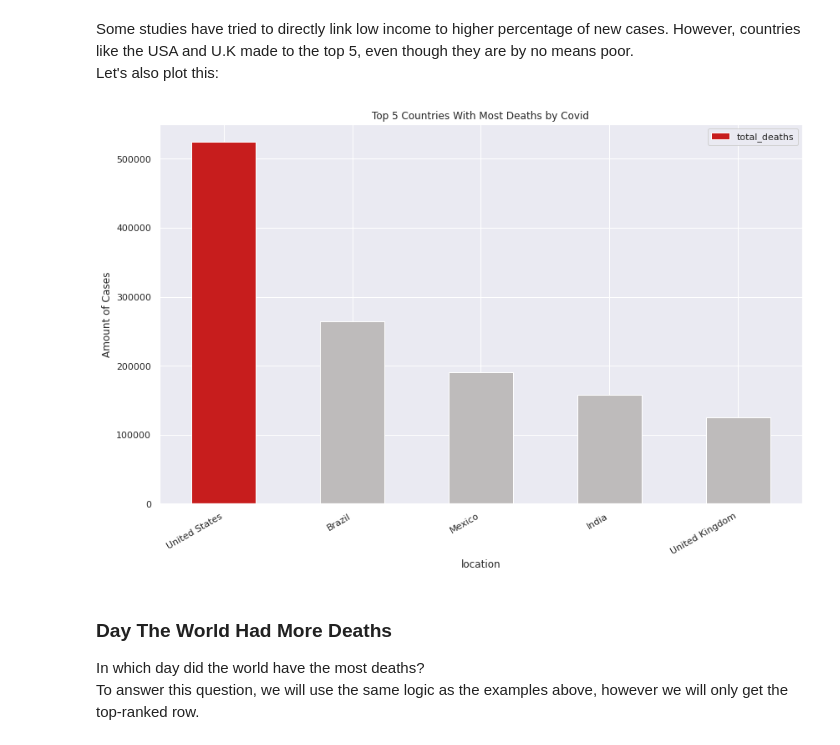
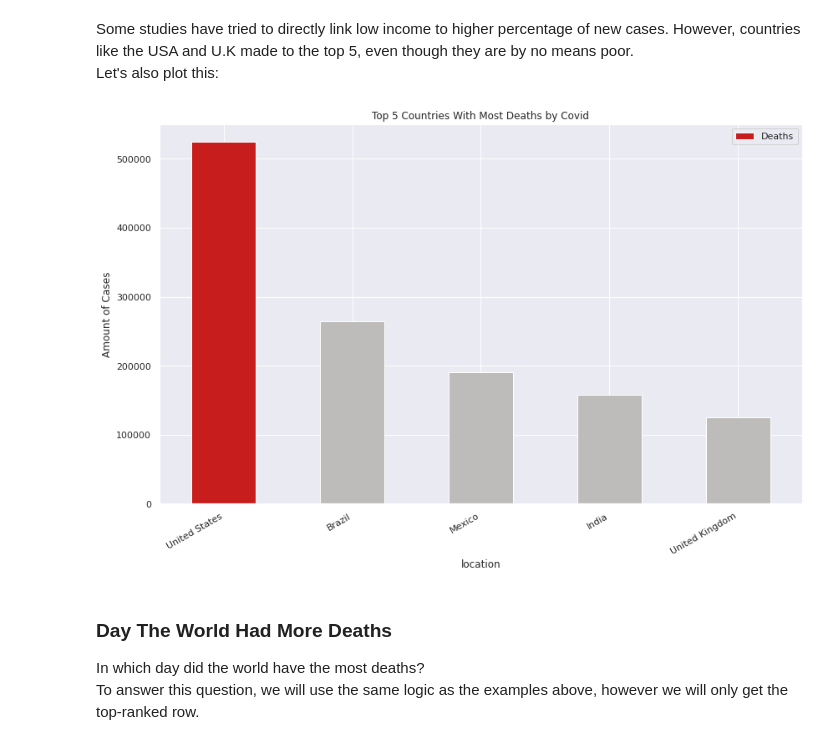
Before and after one commit to vinny380/Covid-19-data-analysis, a Jupyter notebook: Covid_19_Data_Analysis.ipynb, the cells around one changed output. Drawn from its saved outputs; the diff is of its cells as text; code cells hidden in the pictures.

```diff
--- a/Covid_19_Data_Analysis.ipynb
+++ b/Covid_19_Data_Analysis.ipynb
@@ -295,17 +295,17 @@ Let's also plot this:
 # %%
 # Data
 data = df.loc['2021-03-06'].sort_values(by='total_deaths', ascending=False)[1:6]
 
 # Creating 1 fig with an Axix
 fig, ax = plt.subplots(figsize=(12,8))
 
 # Plotting
-data.plot(x='location', y='total_deaths', kind='bar', color=['#C71D1D', '#BEBBBB', '#BEBBBB', '#BEBBBB', '#BEBBBB'], ax=ax)
+data.plot(x='location', y='total_deaths', kind='bar', color=['#C71D1D', '#BEBBBB', '#BEBBBB', '#BEBBBB', '#BEBBBB'], ax=ax, label='Deaths')
 ax.set(title='Top 5 Countries With Most Deaths by Covid', ylabel='Amount of Cases')
 fig.autofmt_xdate()
 plt.tight_layout()
 # %% [output]
-[figure, old version]
+[figure, new version]
 # %% [markdown]
 ### **Day The World Had More Deaths**
 
```
Also changed, not shown: parts of 5 cells of this notebook.
